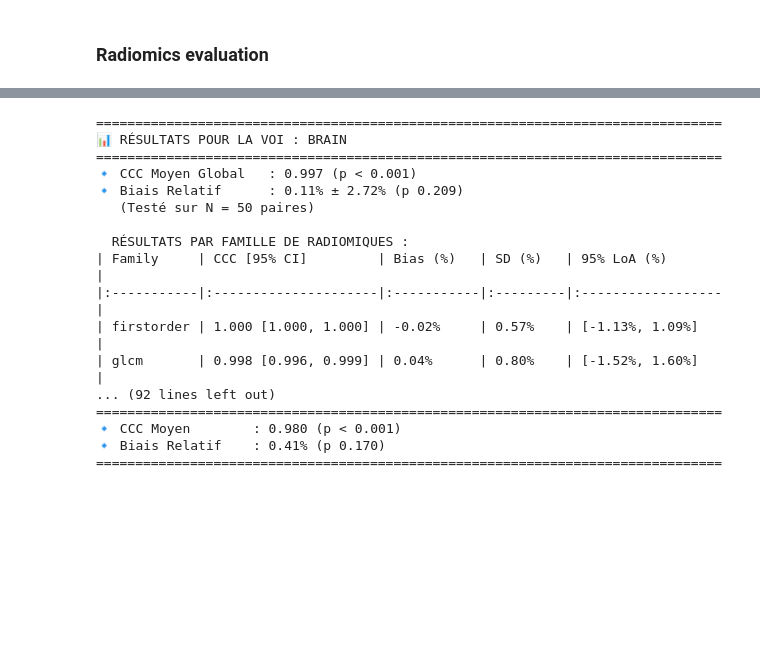
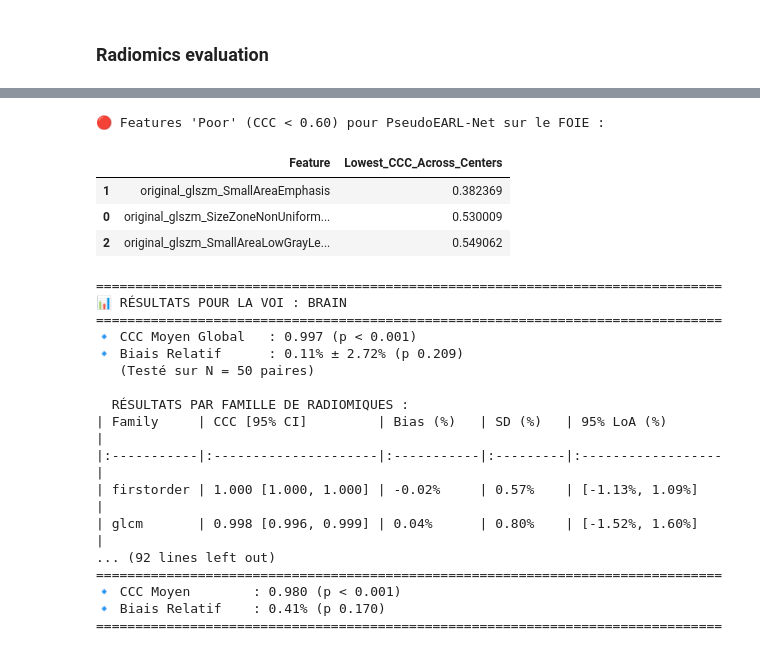
Before and after one commit to Arksyd96/federated-pet-harmonization, a Jupyter notebook: notebooks/pet_earl_translation_evaluation.ipynb, the cells around one changed output, grey strips where cells are left out. Drawn from its saved outputs; the diff is of its cells as text; code cells hidden in the pictures; blank space fills up the shorter version.

```diff
--- a/notebooks/pet_earl_translation_evaluation.ipynb
+++ b/notebooks/pet_earl_translation_evaluation.ipynb
@@ -24,20 +1,3 @@ for subject in tqdm(os.listdir(root), position=0, desc='Renaming files', leave=T
-# %%
-import os
-import numpy as np
-import shutil
-from tqdm import tqdm
-
-# delete files
-
-root = 'outputs/pseudo-earl/'
-
-for subject in tqdm(os.listdir(root), position=0, desc='Deleting files', leave=True):
-    subject_folder = os.path.join(root, subject)
-    if os.path.isdir(subject_folder):
-        for file in os.listdir(subject_folder):
-            if file.endswith('.csv'):
-                file_path = os.path.join(subject_folder, file)
-                os.remove(file_path)
 # %%
 import os
 import glob
@@ -740,3 +912,28 @@ def display_radiomics_statistics(results_by_voi):
+# %%
+import pandas as pd
+
+# 1. Extraction des features dont le CCC minimum sur les 4 centres est inférieur à 0.60
+poor_features_liver = []
+
+for feature_name, min_ccc in zip(feature_cols, pseudo_liv['min_ccc']):
+    if not np.isnan(min_ccc) and min_ccc < 0.60:
+        poor_features_liver.append({
+            "Feature": feature_name,
+            "Lowest_CCC_Across_Centers": min_ccc
+        })
+
+# 2. Création d'un DataFrame pour un bel affichage
+df_poor_liver = pd.DataFrame(poor_features_liver).sort_values(by="Lowest_CCC_Across_Centers", ascending=True)
+
+# 3. Affichage
+print("🔴 Features 'Poor' (CCC < 0.60) pour PseudoEARL-Net sur le FOIE :")
+display(df_poor_liver)
+# %% [output]
+🔴 Features 'Poor' (CCC < 0.60) pour PseudoEARL-Net sur le FOIE :
+|  | Feature | Lowest_CCC_Across_Centers |
+| 1 | original_glszm_SmallAreaEmphasis | 0.382369 |
+| 0 | original_glszm_SizeZoneNonUniform... | 0.530009 |
+| 2 | original_glszm_SmallAreaLowGrayLe... | 0.549062 |
 # %%
 rad_results = evaluate_radiomics_from_master(
     master_df[master_df['Domain'] == 'a100'],
```
Also changed, not shown: parts of 10 cells of this notebook, 3 other files.
